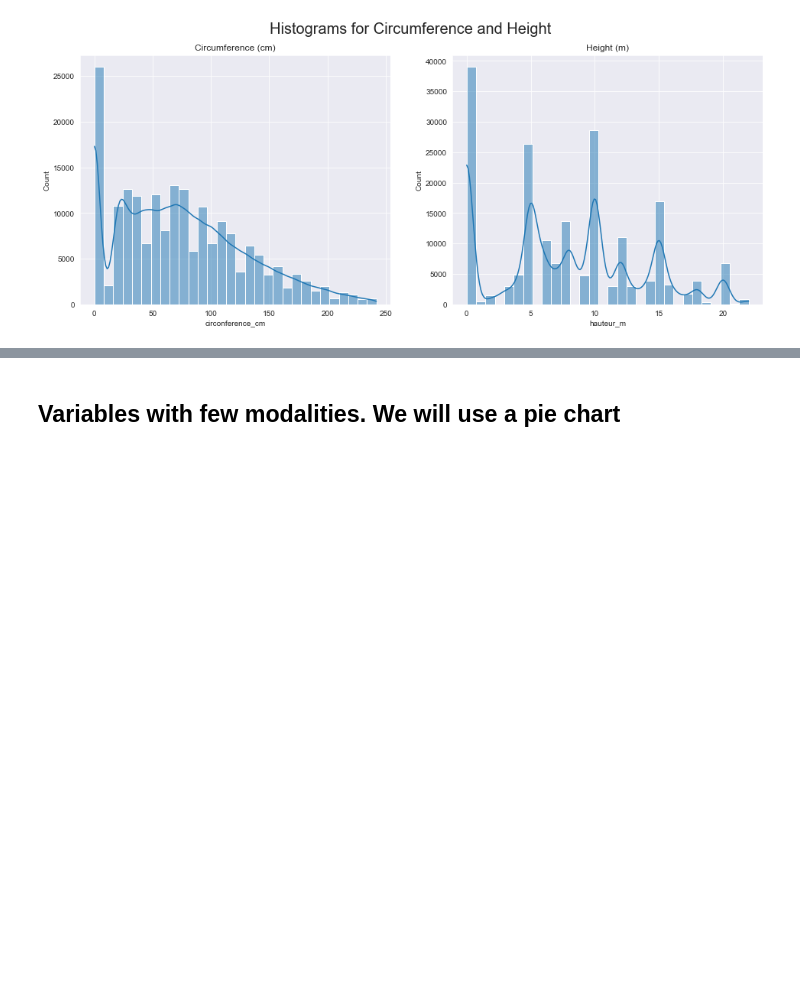
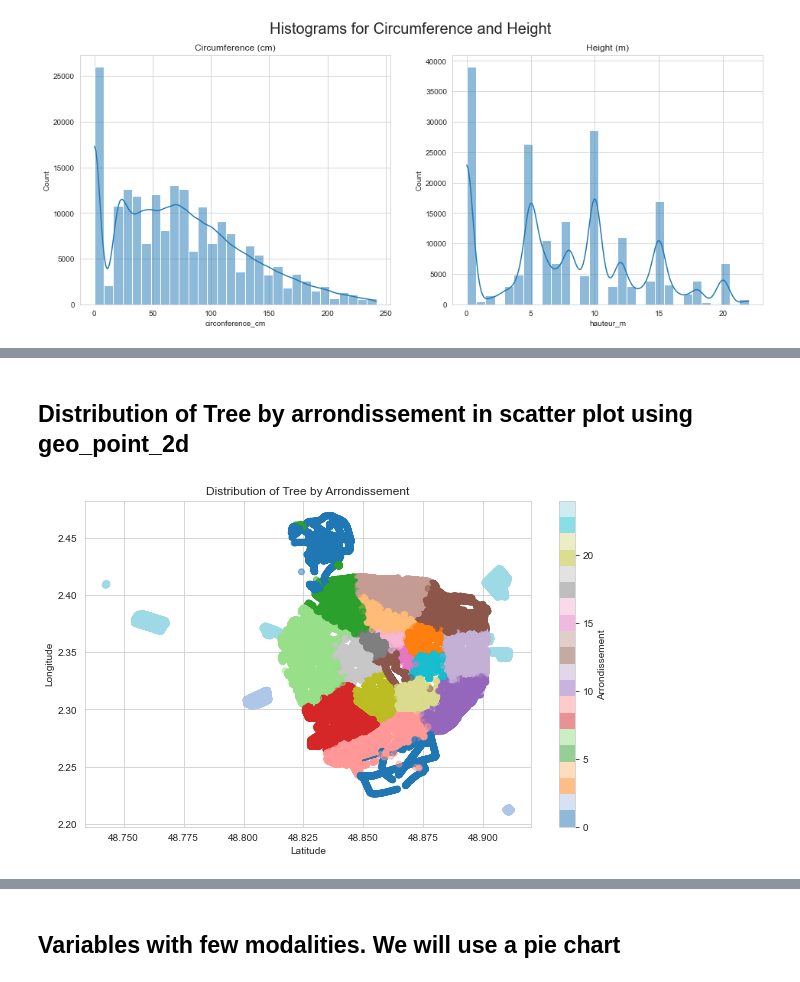
Before and after one commit to preudh/OC_IA_P2_concours_smart_city, a Jupyter notebook: notebooks/smartcity.ipynb, the cells around one changed output, grey strips where cells are left out. Drawn from its saved outputs; the diff is of its cells as text; code cells hidden in the pictures; blank space fills up the shorter version.

```diff
--- a/notebooks/smartcity.ipynb
+++ b/notebooks/smartcity.ipynb
@@ -690,0 +741,12 @@ plt.show() # Display the figure so that it is visible in the notebook
+# %% [markdown]
+## Distribution of Tree by arrondissement in scatter plot using geo_point_2d
+# %%
+plt.figure(figsize=(10, 6)) # Set the size of the figure
+plt.scatter(df_cleaned['geo_point_2d_a'], df_cleaned['geo_point_2d_b'], c=df_cleaned['arrondissement'].cat.codes, cmap='tab20', alpha=0.5) # Create a scatter plot for the latitude and longitude of the trees colored by district
+plt.title('Distribution of Tree by Arrondissement') # Set the title of the figure
+plt.xlabel('Latitude') # Set the label for the x-axis
+plt.ylabel('Longitude') # Set the label for the y-axis
+plt.colorbar(label='Arrondissement') # Add a color bar with the label 'Arrondissement'
+plt.show() # Display the figure so that it is visible in the notebook
+# %% [output]
+[figure, added]
```
Also changed, not shown: parts of 23 cells of this notebook.
